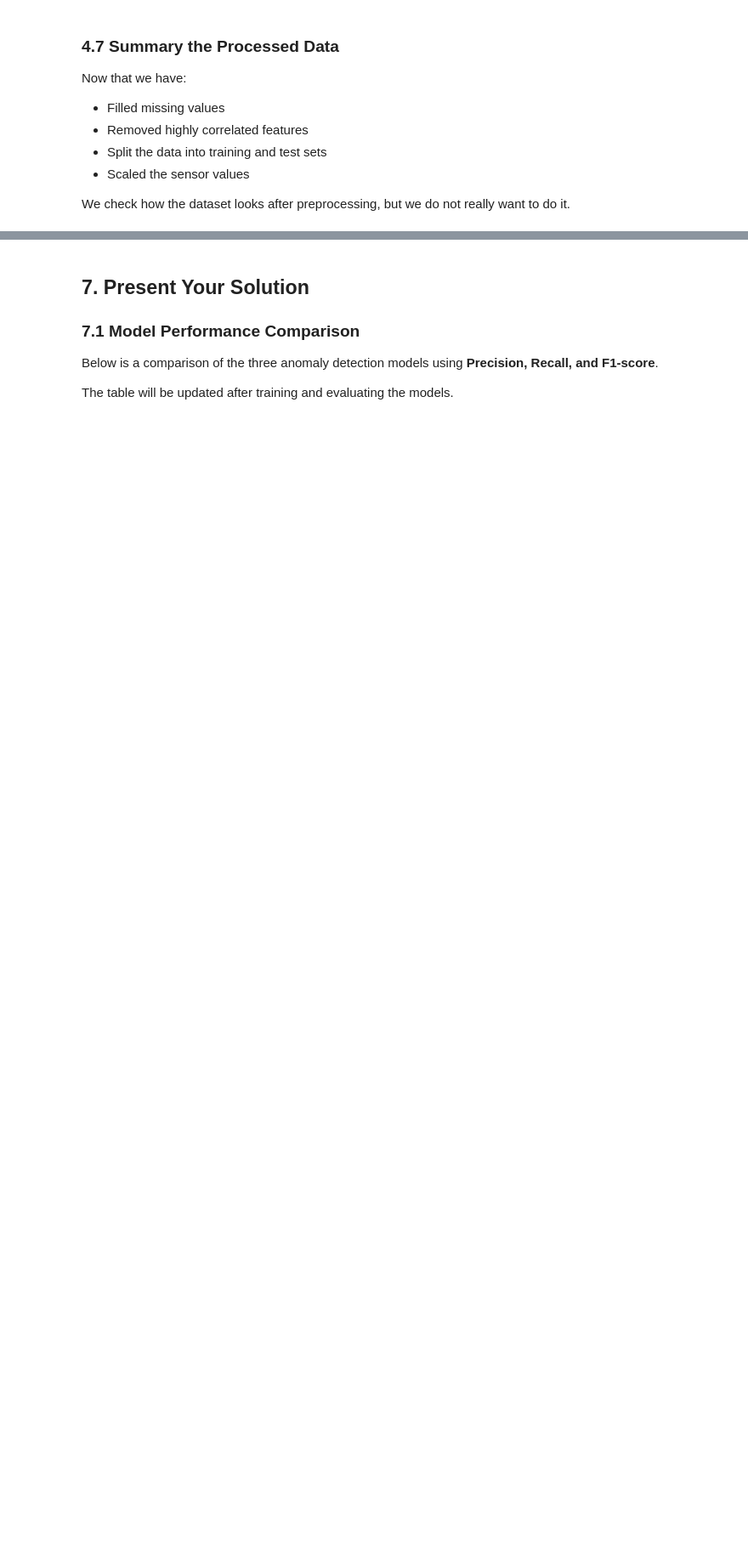
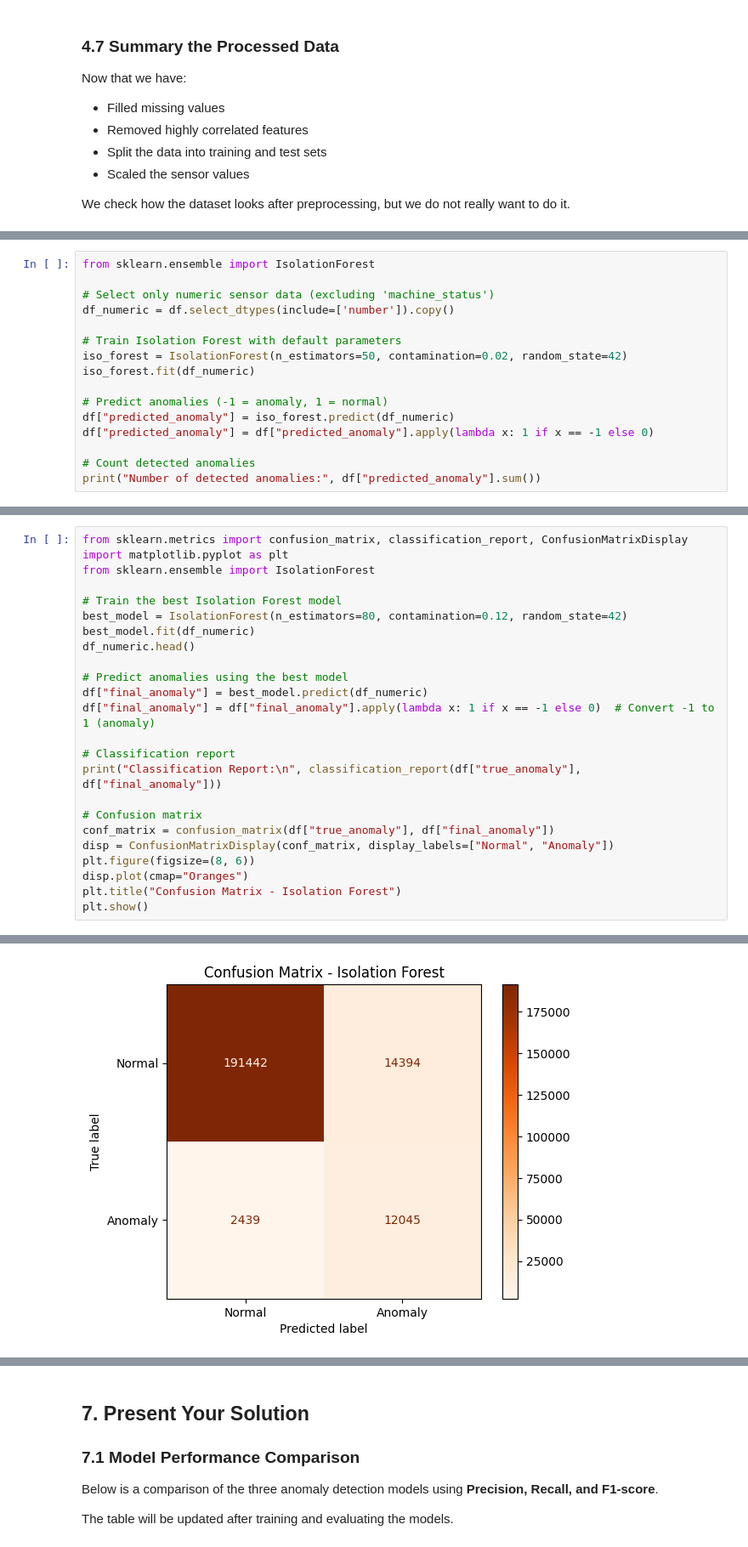
Before and after one commit to elisabellahj/MLing, a Jupyter notebook: A2.ipynb, the cells around one changed output, grey strips where cells are left out. Shown at 85% size. Saved outputs shown, nothing was run; the diff lists cells and outputs as text; blank space fills up the shorter version.

Commit message:
add confusion matrix for GMM and isolation forest

```diff
--- a/A2.ipynb
+++ b/A2.ipynb
@@ -426,0 +437,16 @@ We check how the dataset looks after preprocessing, but we do not really want to
+# %%
+from sklearn.ensemble import IsolationForest
+
+# Select only numeric sensor data (excluding 'machine_status')
+df_numeric = df.select_dtypes(include=['number']).copy()
+
+# Train Isolation Forest with default parameters
+iso_forest = IsolationForest(n_estimators=50, contamination=0.02, random_state=42)
+iso_forest.fit(df_numeric)
+
+# Predict anomalies (-1 = anomaly, 1 = normal)
+df["predicted_anomaly"] = iso_forest.predict(df_numeric)
+df["predicted_anomaly"] = df["predicted_anomaly"].apply(lambda x: 1 if x == -1 else 0)
+
+# Count detected anomalies
+print("Number of detected anomalies:", df["predicted_anomaly"].sum())
@@ -426,0 +596,25 @@ We check how the dataset looks after preprocessing, but we do not really want to
+# %%
+from sklearn.metrics import confusion_matrix, classification_report, ConfusionMatrixDisplay
+import matplotlib.pyplot as plt
+from sklearn.ensemble import IsolationForest
+
+# Train the best Isolation Forest model
+best_model = IsolationForest(n_estimators=80, contamination=0.12, random_state=42)
+best_model.fit(df_numeric)
+df_numeric.head()
+
+# Predict anomalies using the best model
+df["final_anomaly"] = best_model.predict(df_numeric)
+df["final_anomaly"] = df["final_anomaly"].apply(lambda x: 1 if x == -1 else 0)  # Convert -1 to 1 (anomaly)
+
+# Classification report
+print("Classification Report:\n", classification_report(df["true_anomaly"], df["final_anomaly"]))
+
+# Confusion matrix
+conf_matrix = confusion_matrix(df["true_anomaly"], df["final_anomaly"])
+disp = ConfusionMatrixDisplay(conf_matrix, display_labels=["Normal", "Anomaly"])
+plt.figure(figsize=(8, 6))
+disp.plot(cmap="Oranges")
+plt.title("Confusion Matrix - Isolation Forest")
+plt.show()
+# %% [output]
@@ -426,0 +631 @@ We check how the dataset looks after preprocessing, but we do not really want to
+[figure, added]
```
Also changed, not shown: parts of 13 cells of this notebook.
